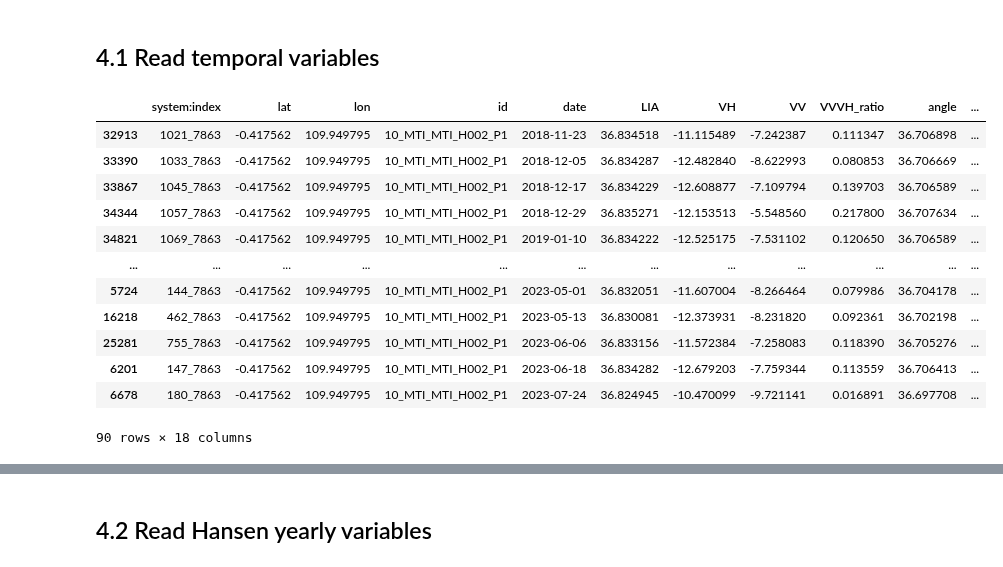
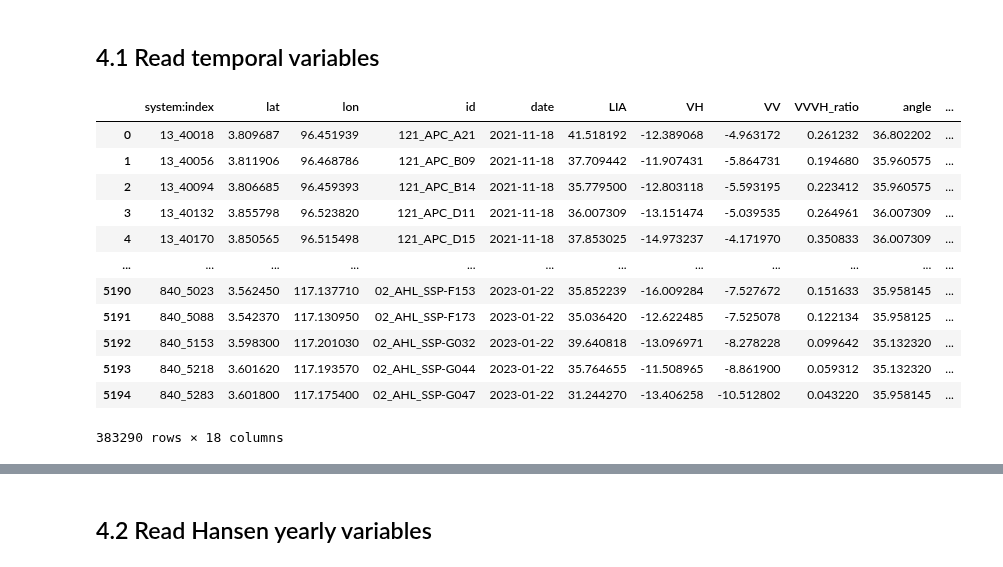
Before and after one commit to dfguerrerom/gwl-modeling, a Jupyter notebook: 1_1_get_explanatory.ipynb, the cells around one changed output, grey strips where cells are left out. Saved outputs shown, nothing was run; the diff lists cells and outputs as text; code cells hidden in the pictures.

```diff
--- a/1_1_get_explanatory.ipynb
+++ b/1_1_get_explanatory.ipynb
@@ -378,49 +386,47 @@ import pandas as pd
 explanatory_path = Path("data/7_training_data/")
 dataset = "all"
 temporal_file_names_groups = {
     "all" : [
         "All_temporal_non_resample_at_all_region_1_dates_520_points_24_with_date_lon_lat.csv",
         "All_temporal_non_resample_at_all_region_2_dates_1773_points_148_with_date_lon_lat.csv",
         "All_temporal_non_resample_at_all_region_3_dates_479_points_1_with_date_lon_lat.csv",
         "All_temporal_non_resample_at_all_region_4_dates_988_points_348_with_date_lon_lat.csv",
         "All_temporal_non_resample_at_all_region_5_dates_1796_points_717_with_date.csv",
         "All_temporal_non_resample_at_all_region_6_dates_489_points_43_with_date_lon_lat.csv",
         "All_temporal_non_resample_at_all_region_7_dates_1274_points_477_with_date_lon_lat.csv",
         "All_temporal_non_resample_at_all_region_8_dates_1671_points_220_with_date_lon_lat.csv",
         "All_temporal_non_resample_at_all_region_9_dates_379_points_17_with_date_lon_lat.csv",
         "All_temporal_non_resample_at_all_region_10_dates_846_points_77_with_date_lon_lat.csv",
     ]
 }
 
 # Dataset is the name of the type of data we're using (high_corr or all) (it's assigned at the beginning of the notebook)
 temporal_file_names = temporal_file_names_groups[dataset]
 
 # get and concatenate all the dataframes
 temp_explanatory_dfs = pd.concat([
-            pd.read_csv(explanatory_path/file_name)
+            pd.read_csv(explanatory_path/file_name, parse_dates=["date"])
             for file_name
             in temporal_file_names
         ],
 )
 
 temp_explanatory_dfs["date"] = pd.to_datetime(temp_explanatory_dfs["date"])
-temp_explanatory_dfs[temp_explanatory_dfs.id=="10_MTI_MTI_H002_P1"].sort_values("date").drop_duplicates("date")
-
-# temp_explanatory_dfs
+temp_explanatory_dfs
 # %% [output]
 |  | system:index | lat | lon | id | date | LIA | VH | VV | VVVH_ratio | angle | ... |
-| 32913 | 1021_7863 | -0.417562 | 109.949795 | 10_MTI_MTI_H002_P1 | 2018-11-23 | 36.834518 | -11.115489 | -7.242387 | 0.111347 | 36.706898 | ... |
-| 33390 | 1033_7863 | -0.417562 | 109.949795 | 10_MTI_MTI_H002_P1 | 2018-12-05 | 36.834287 | -12.482840 | -8.622993 | 0.080853 | 36.706669 | ... |
-| 33867 | 1045_7863 | -0.417562 | 109.949795 | 10_MTI_MTI_H002_P1 | 2018-12-17 | 36.834229 | -12.608877 | -7.109794 | 0.139703 | 36.706589 | ... |
-| 34344 | 1057_7863 | -0.417562 | 109.949795 | 10_MTI_MTI_H002_P1 | 2018-12-29 | 36.835271 | -12.153513 | -5.548560 | 0.217800 | 36.707634 | ... |
-| 34821 | 1069_7863 | -0.417562 | 109.949795 | 10_MTI_MTI_H002_P1 | 2019-01-10 | 36.834222 | -12.525175 | -7.531102 | 0.120650 | 36.706589 | ... |
+| 0 | 13_40018 | 3.809687 | 96.451939 | 121_APC_A21 | 2021-11-18 | 41.518192 | -12.389068 | -4.963172 | 0.261232 | 36.802202 | ... |
+| 1 | 13_40056 | 3.811906 | 96.468786 | 121_APC_B09 | 2021-11-18 | 37.709442 | -11.907431 | -5.864731 | 0.194680 | 35.960575 | ... |
+| 2 | 13_40094 | 3.806685 | 96.459393 | 121_APC_B14 | 2021-11-18 | 35.779500 | -12.803118 | -5.593195 | 0.223412 | 35.960575 | ... |
+| 3 | 13_40132 | 3.855798 | 96.523820 | 121_APC_D11 | 2021-11-18 | 36.007309 | -13.151474 | -5.039535 | 0.264961 | 36.007309 | ... |
+| 4 | 13_40170 | 3.850565 | 96.515498 | 121_APC_D15 | 2021-11-18 | 37.853025 | -14.973237 | -4.171970 | 0.350833 | 36.007309 | ... |
 | ... | ... | ... | ... | ... | ... | ... | ... | ... | ... | ... | ... |
-| 5724 | 144_7863 | -0.417562 | 109.949795 | 10_MTI_MTI_H002_P1 | 2023-05-01 | 36.832051 | -11.607004 | -8.266464 | 0.079986 | 36.704178 | ... |
-| 16218 | 462_7863 | -0.417562 | 109.949795 | 10_MTI_MTI_H002_P1 | 2023-05-13 | 36.830081 | -12.373931 | -8.231820 | 0.092361 | 36.702198 | ... |
-| 25281 | 755_7863 | -0.417562 | 109.949795 | 10_MTI_MTI_H002_P1 | 2023-06-06 | 36.833156 | -11.572384 | -7.258083 | 0.118390 | 36.705276 | ... |
-| 6201 | 147_7863 | -0.417562 | 109.949795 | 10_MTI_MTI_H002_P1 | 2023-06-18 | 36.834282 | -12.679203 | -7.759344 | 0.113559 | 36.706413 | ... |
-| 6678 | 180_7863 | -0.417562 | 109.949795 | 10_MTI_MTI_H002_P1 | 2023-07-24 | 36.824945 | -10.470099 | -9.721141 | 0.016891 | 36.697708 | ... |
+| 5190 | 840_5023 | 3.562450 | 117.137710 | 02_AHL_SSP-F153 | 2023-01-22 | 35.852239 | -16.009284 | -7.527672 | 0.151633 | 35.958145 | ... |
+| 5191 | 840_5088 | 3.542370 | 117.130950 | 02_AHL_SSP-F173 | 2023-01-22 | 35.036420 | -12.622485 | -7.525078 | 0.122134 | 35.958125 | ... |
+| 5192 | 840_5153 | 3.598300 | 117.201030 | 02_AHL_SSP-G032 | 2023-01-22 | 39.640818 | -13.096971 | -8.278228 | 0.099642 | 35.132320 | ... |
+| 5193 | 840_5218 | 3.601620 | 117.193570 | 02_AHL_SSP-G044 | 2023-01-22 | 35.764655 | -11.508965 | -8.861900 | 0.059312 | 35.132320 | ... |
+| 5194 | 840_5283 | 3.601800 | 117.175400 | 02_AHL_SSP-G047 | 2023-01-22 | 31.244270 | -13.406258 | -10.512802 | 0.043220 | 35.958145 | ... |
-90 rows × 18 columns
+383290 rows × 18 columns
 # %%
 # I modified the notebook on the 31/05/2024 to include the sum of the precipitation
 temporal_precip_sum = {
```
Also changed, not shown: parts of 37 cells of this notebook.
